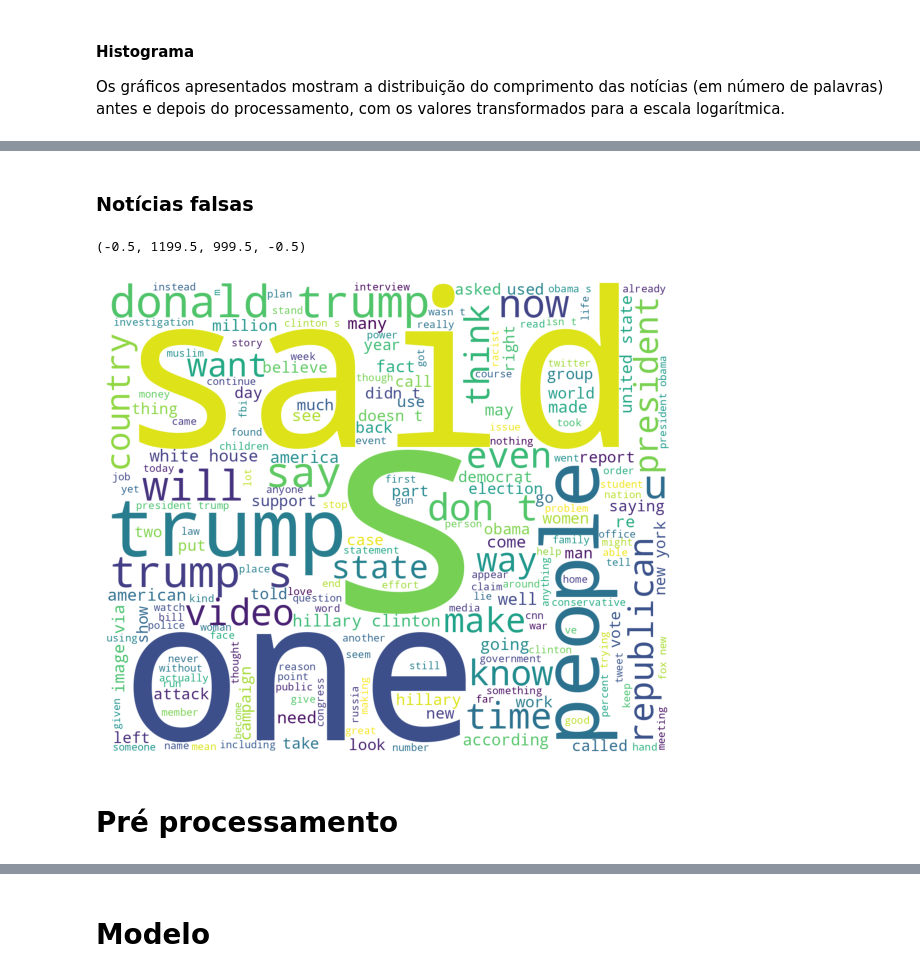
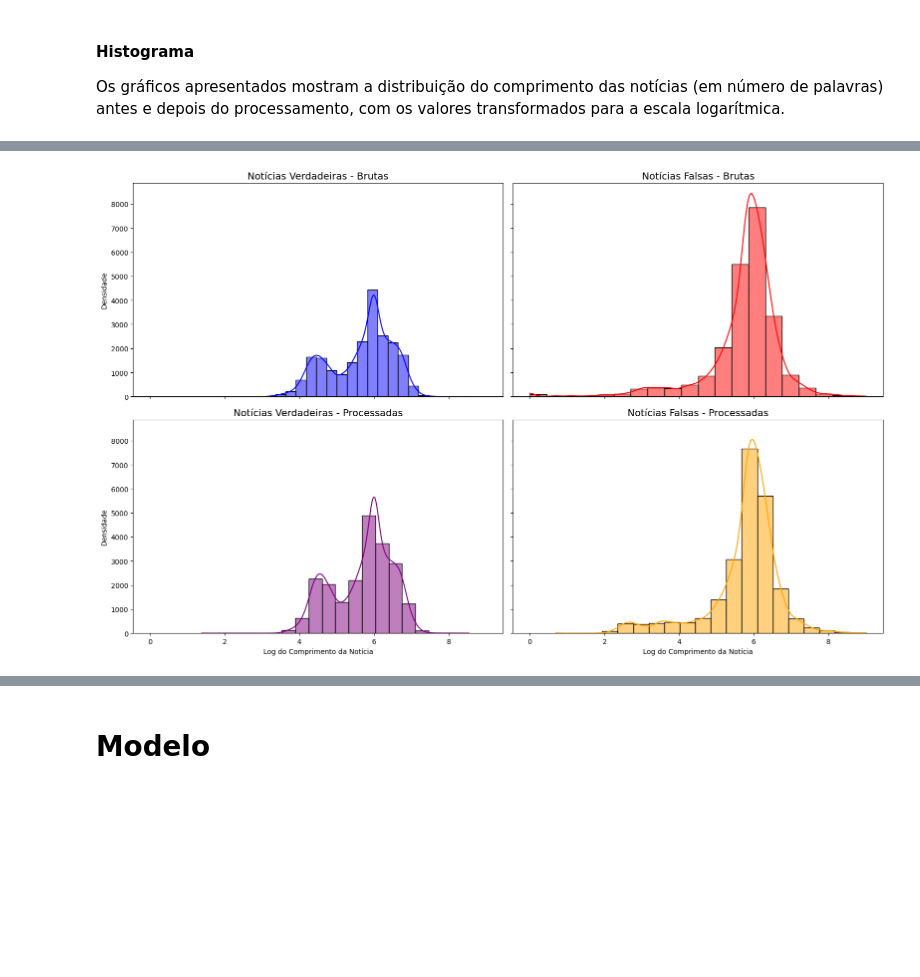
Before and after one commit to anaahnb/fake-and-real-news, a Jupyter notebook: fake_news_real_news.ipynb, the cells around one changed output, grey strips where cells are left out. Drawn from its saved outputs; the diff is of its cells as text; code cells hidden in the pictures; blank space fills up the shorter version.

```diff
--- a/fake_news_real_news.ipynb
+++ b/fake_news_real_news.ipynb
@@ -200,0 +129,3 @@ print(table)
+# %%
+analysis = DataSizeAnalysis(ParamsKeys.TRUE_DATASET_PATH, ParamsKeys.FAKE_DATASET_PATH, ParamsKeys.NORMALIZED_DATASET_PATH)
+analysis.calculate_avg_characters()
@@ -246,14 +148,4 @@ plt.show()
-# %% [markdown]
-### Notícias falsas
-# %%
-fake_text = ' '.join(df[df['status'] == 0]['text'])
-
-plt.figure(figsize=(16, 8))
-plt.subplot(1,2,1)
-plt.imshow(WordCloud(width=1200, height=1000, background_color='white').generate(fake_text))
-plt.axis("off")
-# %% [output]
-(-0.5, 1199.5, 999.5, -0.5)
-[figure, removed]
-# %% [markdown]
-# Pré processamento
+# %%
+analysis.plot_length_distribution()
+# %% [output]
+[figure, added]
```
Also changed, not shown: parts of 59 cells of this notebook, 2 other files.
